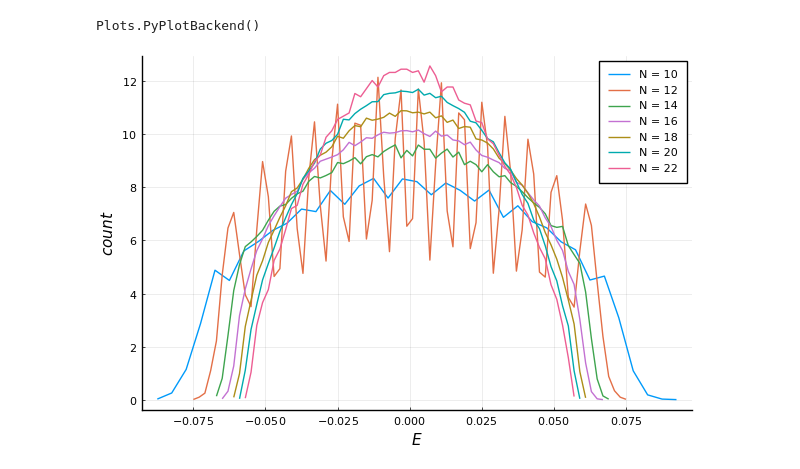
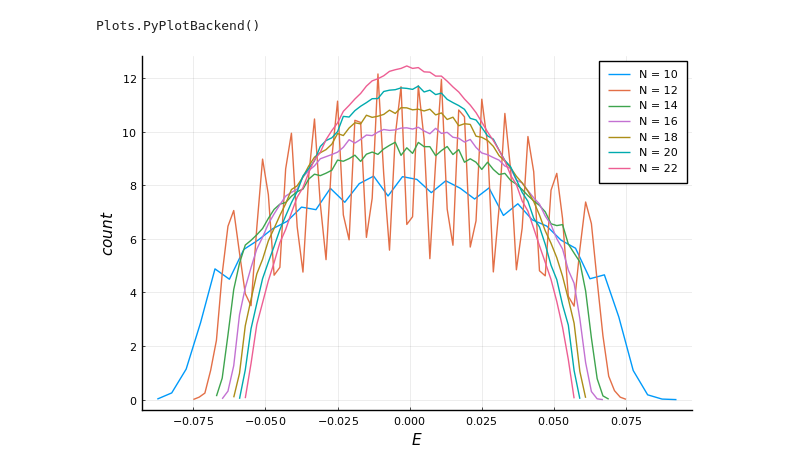
Before and after one commit to lololobo93/SYK.jl, a Jupyter notebook: SYK_plots.ipynb, the cells around one changed output. Cells and saved outputs as stored; diff of their text form; code cells hidden in the pictures.

```diff
--- a/SYK_plots.ipynb
+++ b/SYK_plots.ipynb
@@ -15,20 +15,20 @@ using StatsBase
 # %%
 N = Array(range(10, stop = 29, step = 2))
 matrix_size = Int.(2 .^ (N ./2))
-it_num = [5120, 2560, 1280, 640, 320, 160, 8, 40, 20, 10]
+it_num = [5120, 2560, 1280, 640, 320, 160, 80, 40, 20, 10]
 plot()
 for i in 1:7
     file_fd = string("eig_saves/EIG_SYK_N", N[i], "_it", it_num[i], ".dat")
     fd1 = readdlm(file_fd);
     fd1 = reshape(fd1, matrix_size[i]*it_num[i]) ./ N[i];
     h = fit(Histogram, fd1, nbins=75)
     h = normalize(h, mode=:pdf)
     r = h.edges[1]
     x = first(r)+step(r)/2:step(r):last(r)
     N_i = N[i]
     plot!(x, h.weights, label = "N = $N_i")
 end
 ylabel!(L"count")
 xlabel!(L"E")
 # %% [output]
-[figure, old version]
+[figure, new version]
```
Also changed, not shown: parts of 3 cells of this notebook, 4 other files.
